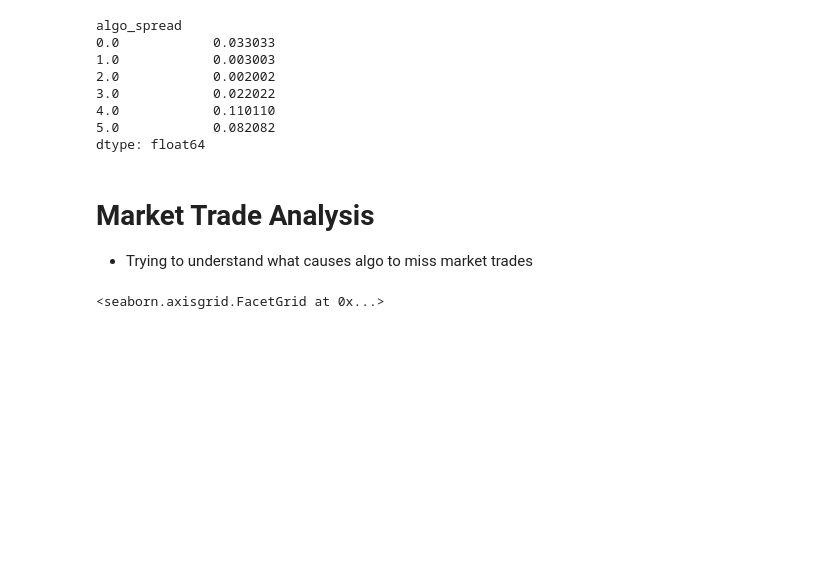
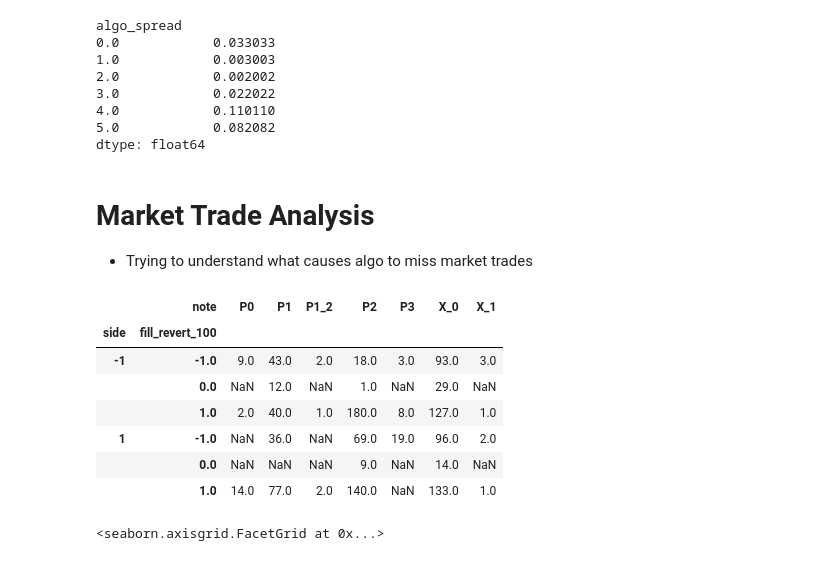
Before and after one commit to XiuLuoShen/imc_prosperity, a Jupyter notebook: Round1.ipynb, the cells around one changed output. Saved outputs shown, nothing was run; the diff lists cells and outputs as text; code cells hidden in the pictures; blank space fills up the shorter version.

```diff
--- a/Round1.ipynb
+++ b/Round1.ipynb
@@ -795,4 +799,18 @@ missed_fills = missed_fills.merge(algo_market[algo_market_cols], on=['symbol','t
 
 missed_buy_fills = missed_fills.loc[(missed_fills.side_algo == 1) & (missed_fills.fair_v1 >= missed_fills.price_mkt)].copy()
 missed_sell_fills = missed_fills.loc[(missed_fills.side_algo == -1) & (missed_fills.fair_v1 <= missed_fills.price_mkt)].copy()
+# %%
+total_fills = fills.groupby(['side'])['fill_qty'].sum()
+fill_win = fills.groupby(['side','fill_revert_100','note'])['fill_qty'].sum()
+fill_win = fill_win
+fill_win.unstack()
+# %% [output]
+|  | note | P0 | P1 | P1_2 | P2 | P3 | X_0 | X_1 |
+| side | fill_revert_100 |  |  |  |  |  |  |  |
+| -1 | -1.0 | 9.0 | 43.0 | 2.0 | 18.0 | 3.0 | 93.0 | 3.0 |
+|  | 0.0 | NaN | 12.0 | NaN | 1.0 | NaN | 29.0 | NaN |
+|  | 1.0 | 2.0 | 40.0 | 1.0 | 180.0 | 8.0 | 127.0 | 1.0 |
+| 1 | -1.0 | NaN | 36.0 | NaN | 69.0 | 19.0 | 96.0 | 2.0 |
+|  | 0.0 | NaN | NaN | NaN | 9.0 | NaN | 14.0 | NaN |
+|  | 1.0 | 14.0 | 77.0 | 2.0 | 140.0 | NaN | 133.0 | 1.0 |
 # %%
```
Also changed, not shown: parts of 10 cells of this notebook, 3 other files.
